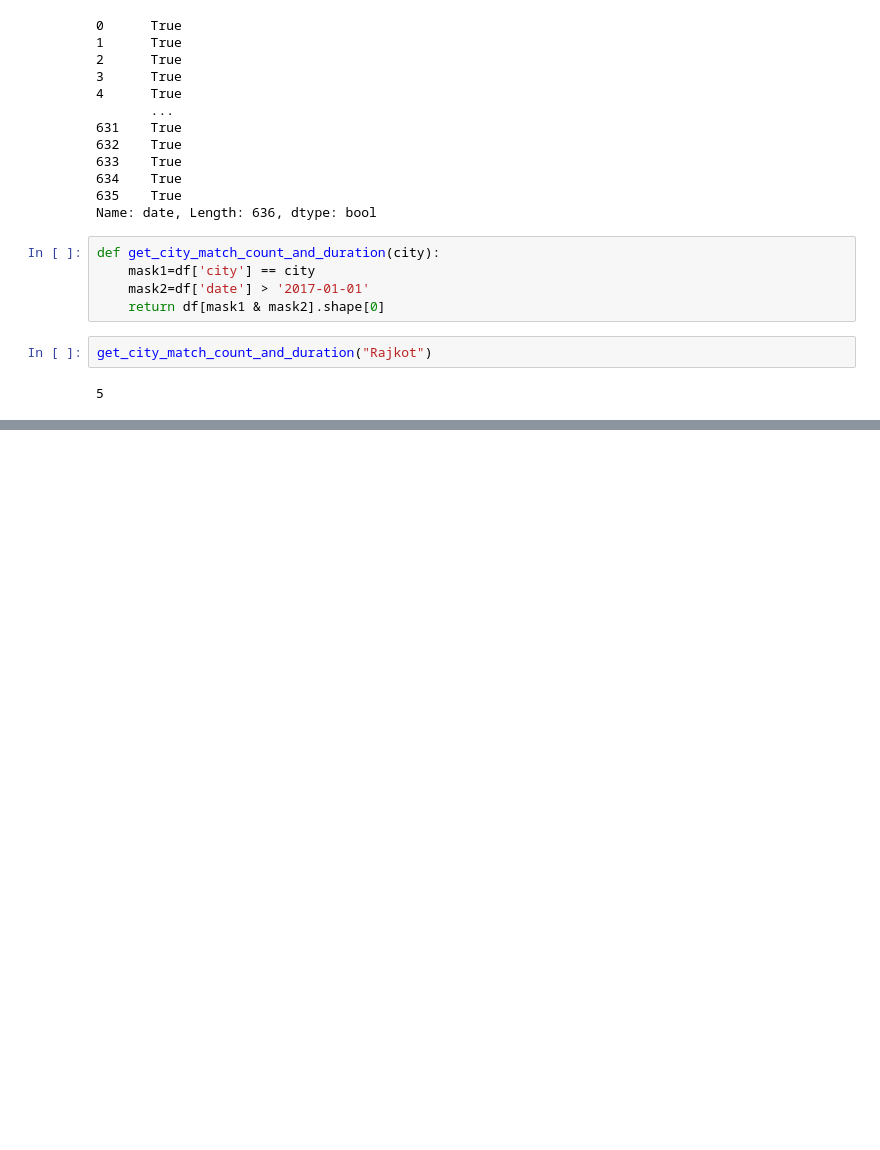
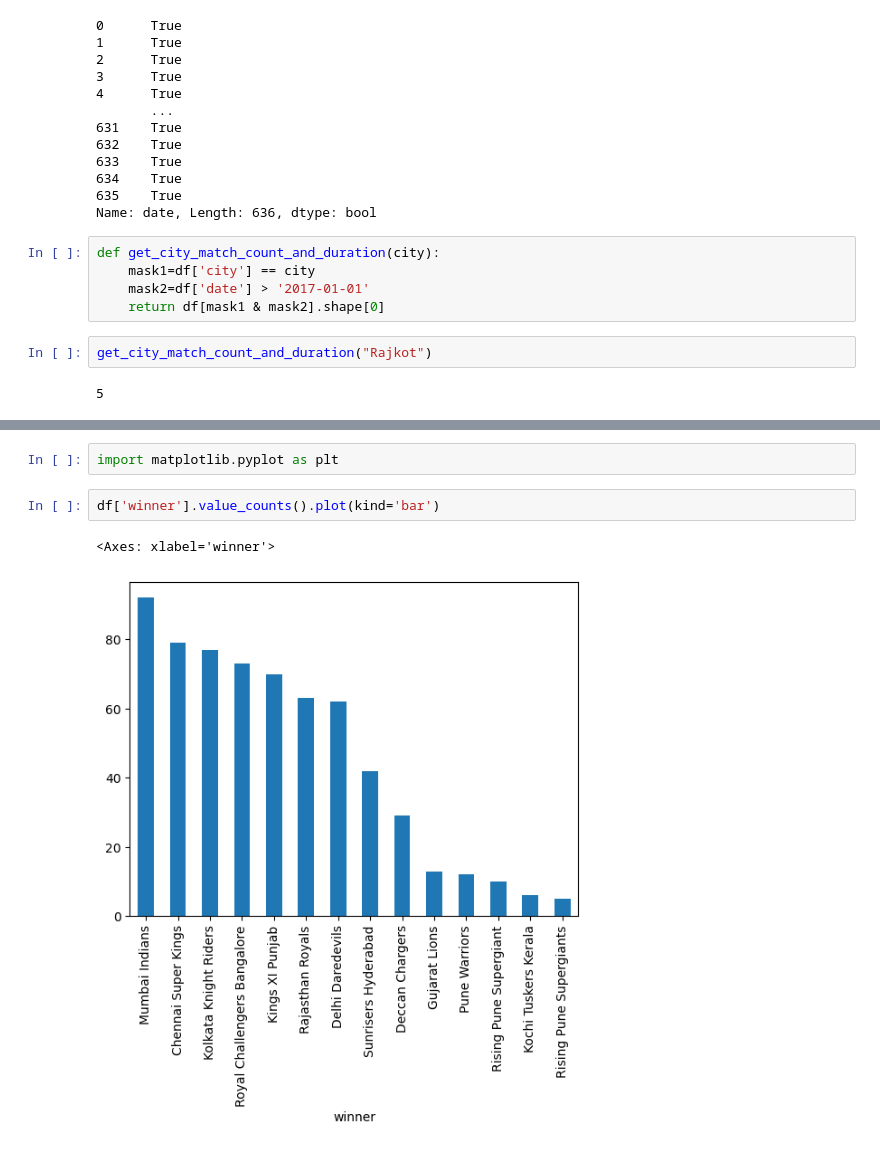
Before and after one commit to coder5omkar/learn-python, a Jupyter notebook: Learn_python/Pandas/Learn-Pandas.ipynb, the cells around one changed output, grey strips where cells are left out. Drawn from its saved outputs; the diff is of its cells as text; blank space fills up the shorter version.

```diff
--- a/Learn_python/Pandas/Learn-Pandas.ipynb
+++ b/Learn_python/Pandas/Learn-Pandas.ipynb
@@ -215,0 +235,7 @@ get_city_match_count_and_duration("Rajkot")
+# %%
+import matplotlib.pyplot as plt
+# %%
+df['winner'].value_counts().plot(kind='bar')
+# %% [output]
+<Axes: xlabel='winner'>
+[figure, added]
```
Also changed, not shown: parts of 14 cells of this notebook.
